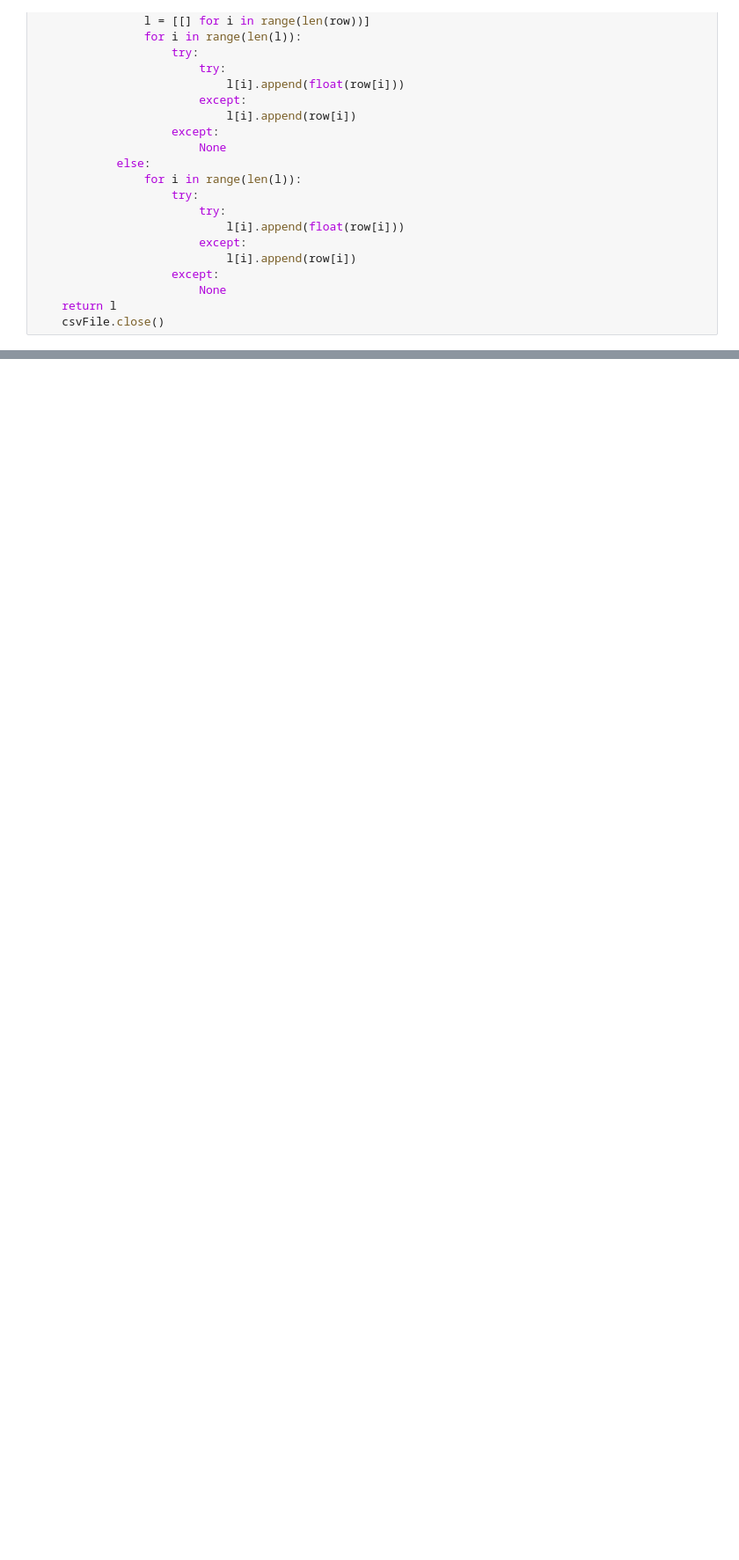
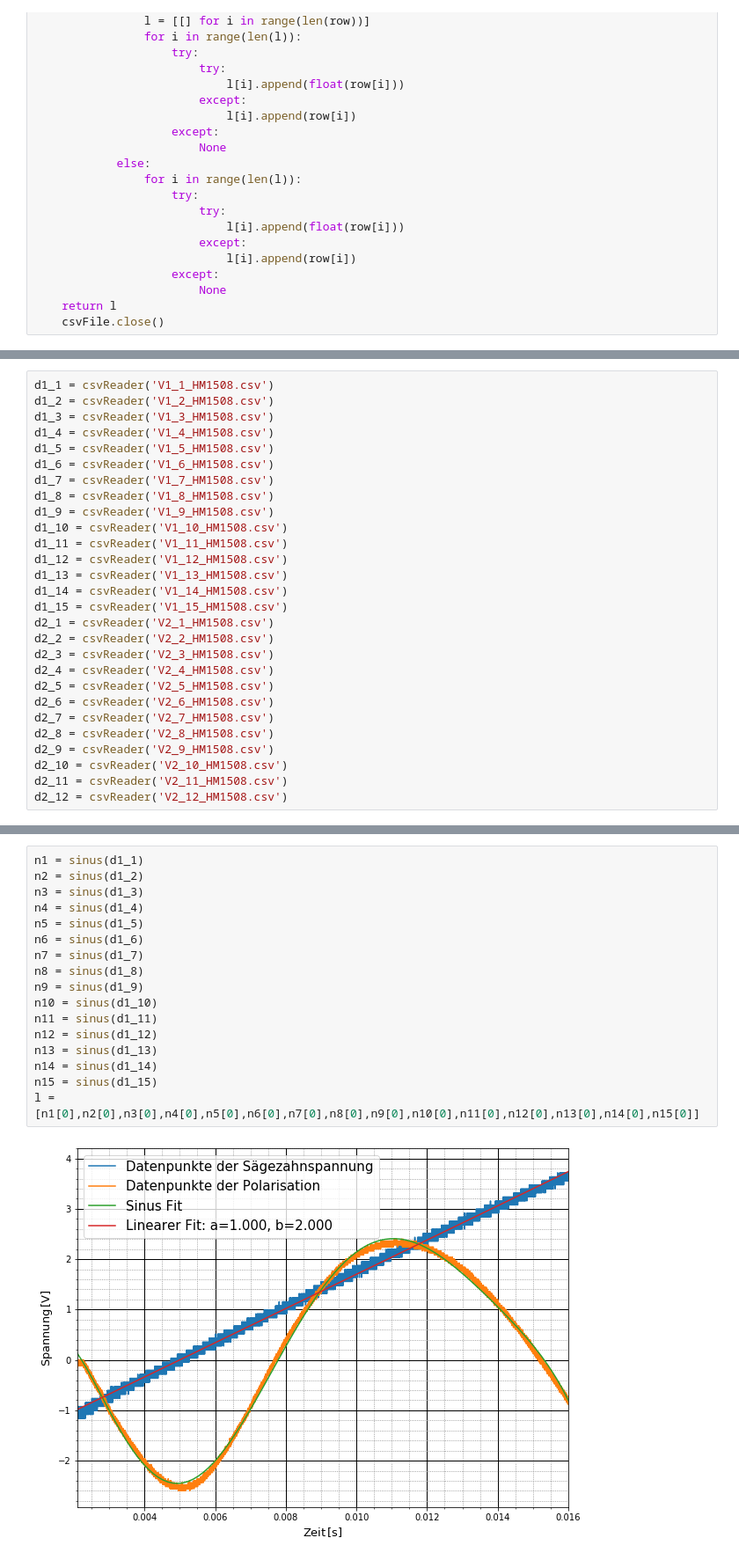
Before and after one commit to shockcookie/FP, a Jupyter notebook: Faraday-Pockels/ErikDamianPock/Farraday Pockels.ipynb, the cells around one changed output, grey strips where cells are left out. Shown at 88% size. Saved outputs shown, nothing was run; the diff lists cells and outputs as text; blank space fills up the shorter version.

```diff
--- a/Faraday-Pockels/ErikDamianPock/Farraday Pockels.ipynb
+++ b/Faraday-Pockels/ErikDamianPock/Farraday Pockels.ipynb
@@ -41,0 +111,28 @@ def csvReader(x):
+# %%
+d1_1 = csvReader('V1_1_HM1508.csv')
+d1_2 = csvReader('V1_2_HM1508.csv')
+d1_3 = csvReader('V1_3_HM1508.csv')
+d1_4 = csvReader('V1_4_HM1508.csv')
+d1_5 = csvReader('V1_5_HM1508.csv')
+d1_6 = csvReader('V1_6_HM1508.csv')
+d1_7 = csvReader('V1_7_HM1508.csv')
+d1_8 = csvReader('V1_8_HM1508.csv')
+d1_9 = csvReader('V1_9_HM1508.csv')
+d1_10 = csvReader('V1_10_HM1508.csv')
+d1_11 = csvReader('V1_11_HM1508.csv')
+d1_12 = csvReader('V1_12_HM1508.csv')
+d1_13 = csvReader('V1_13_HM1508.csv')
+d1_14 = csvReader('V1_14_HM1508.csv')
+d1_15 = csvReader('V1_15_HM1508.csv')
+d2_1 = csvReader('V2_1_HM1508.csv')
+d2_2 = csvReader('V2_2_HM1508.csv')
+d2_3 = csvReader('V2_3_HM1508.csv')
+d2_4 = csvReader('V2_4_HM1508.csv')
+d2_5 = csvReader('V2_5_HM1508.csv')
+d2_6 = csvReader('V2_6_HM1508.csv')
+d2_7 = csvReader('V2_7_HM1508.csv')
+d2_8 = csvReader('V2_8_HM1508.csv')
+d2_9 = csvReader('V2_9_HM1508.csv')
+d2_10 = csvReader('V2_10_HM1508.csv')
+d2_11 = csvReader('V2_11_HM1508.csv')
+d2_12 = csvReader('V2_12_HM1508.csv')
@@ -41,0 +241,19 @@ def csvReader(x):
+# %%
+n1 = sinus(d1_1)
+n2 = sinus(d1_2)
+n3 = sinus(d1_3)
+n4 = sinus(d1_4)
+n5 = sinus(d1_5)
+n6 = sinus(d1_6)
+n7 = sinus(d1_7)
+n8 = sinus(d1_8)
+n9 = sinus(d1_9)
+n10 = sinus(d1_10)
+n11 = sinus(d1_11)
+n12 = sinus(d1_12)
+n13 = sinus(d1_13)
+n14 = sinus(d1_14)
+n15 = sinus(d1_15)
+l = [n1[0],n2[0],n3[0],n4[0],n5[0],n6[0],n7[0],n8[0],n9[0],n10[0],n11[0],n12[0],n13[0],n14[0],n15[0]]
+# %% [output]
+[figure, added]
```
Also changed, not shown: parts of 19 cells of this notebook, 3 other files.
